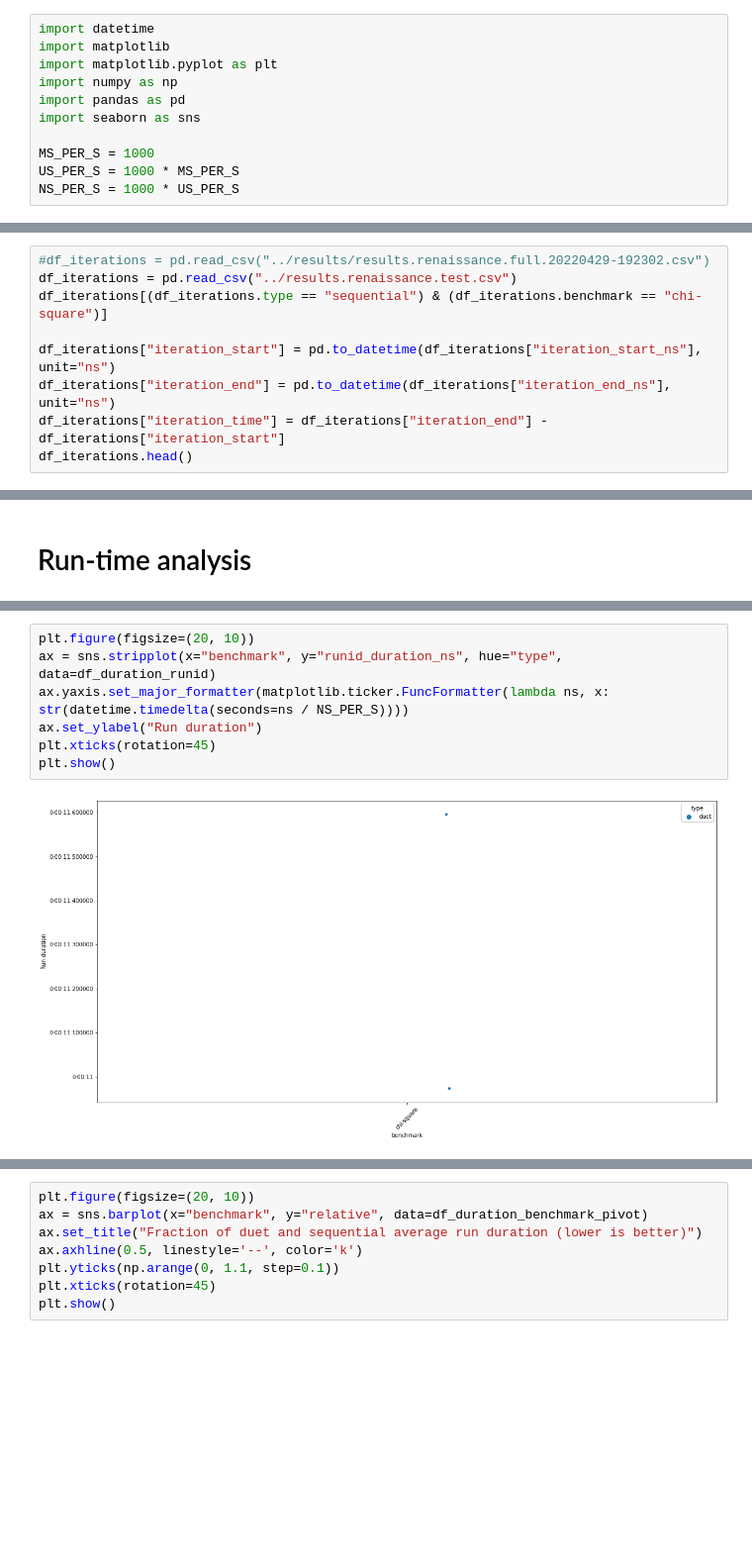
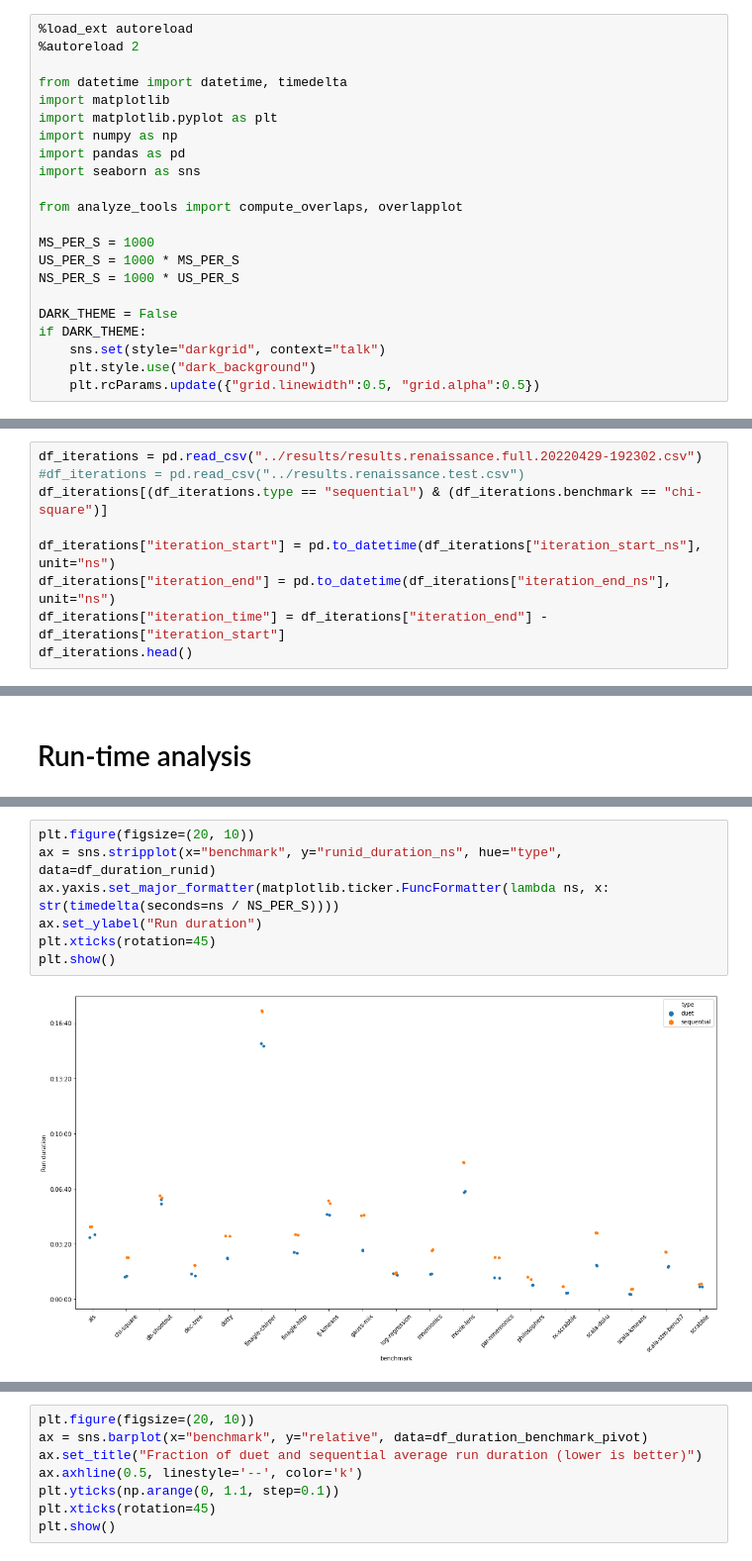
Before and after one commit to TomasDrozdik/asynchronous-duet, a Jupyter notebook: duet/analyze.ipynb, the cells around one changed output, grey strips where cells are left out. Shown at 99% size. Saved outputs shown, nothing was run; the diff lists cells and outputs as text; blank space fills up the shorter version.

```diff
--- a/duet/analyze.ipynb
+++ b/duet/analyze.ipynb
@@ -1,11 +1,22 @@
 # %%
-import datetime
+%load_ext autoreload
+%autoreload 2
+
+from datetime import datetime, timedelta
 import matplotlib
 import matplotlib.pyplot as plt
 import numpy as np
 import pandas as pd
 import seaborn as sns
 
+from analyze_tools import compute_overlaps, overlapplot
+
 MS_PER_S = 1000
 US_PER_S = 1000 * MS_PER_S
 NS_PER_S = 1000 * US_PER_S
+
+DARK_THEME = False
+if DARK_THEME:
+    sns.set(style="darkgrid", context="talk")
+    plt.style.use("dark_background")
+    plt.rcParams.update({"grid.linewidth":0.5, "grid.alpha":0.5})
@@ -12,6 +26,6 @@ NS_PER_S = 1000 * US_PER_S
 # %%
-#df_iterations = pd.read_csv("../results/results.renaissance.full.20220429-192302.csv")
-df_iterations = pd.read_csv("../results.renaissance.test.csv")
+df_iterations = pd.read_csv("../results/results.renaissance.full.20220429-192302.csv")
+#df_iterations = pd.read_csv("../results.renaissance.test.csv")
 df_iterations[(df_iterations.type == "sequential") & (df_iterations.benchmark == "chi-square")]
 
 df_iterations["iteration_start"] = pd.to_datetime(df_iterations["iteration_start_ns"], unit="ns")
@@ -76,12 +116,12 @@ df_duration_runid
 # %%
 plt.figure(figsize=(20, 10))
 ax = sns.stripplot(x="benchmark", y="runid_duration_ns", hue="type", data=df_duration_runid)
-ax.yaxis.set_major_formatter(matplotlib.ticker.FuncFormatter(lambda ns, x: str(datetime.timedelta(seconds=ns / NS_PER_S))))
+ax.yaxis.set_major_formatter(matplotlib.ticker.FuncFormatter(lambda ns, x: str(timedelta(seconds=ns / NS_PER_S))))
 ax.set_ylabel("Run duration")
 plt.xticks(rotation=45)
 plt.show()
 # %% [output]
-[figure, old version]
+[figure, new version]
 # %%
 df_duration_benchmark = (df_duration_runid
     .groupby(by=["type", "benchmark"])
```
Also changed, not shown: parts of 16 cells of this notebook, 1 other file.
